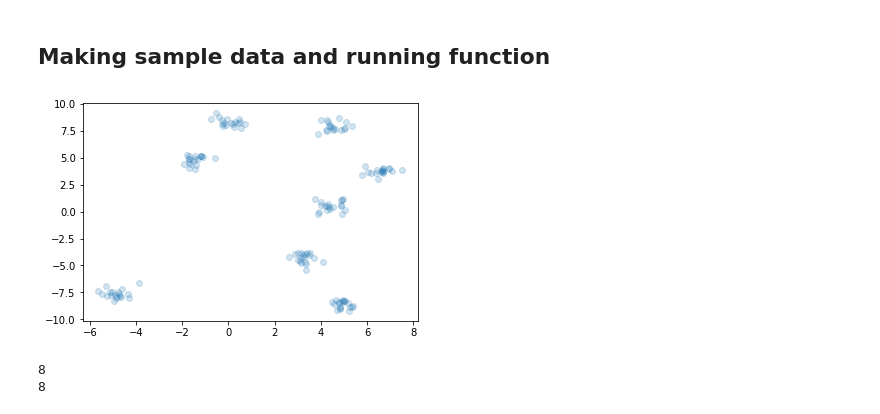
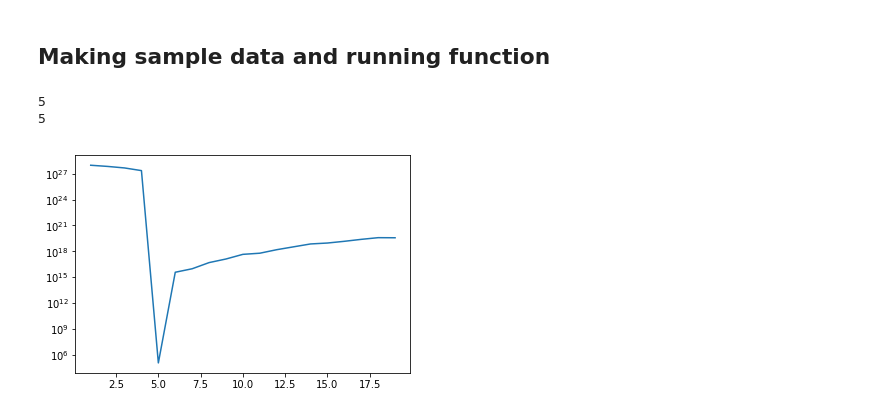
Before and after one commit to sioan/bcv_spectral_clustering, a Jupyter notebook: spectral_clustering.ipynb, the cells around one changed output. Cells and saved outputs as stored; diff of their text form; code cells hidden in the pictures.

```diff
--- a/spectral_clustering.ipynb
+++ b/spectral_clustering.ipynb
@@ -338,31 +337,31 @@ def get_number_of_clusters(X,n_iterations,min_n_clusters,max_n_clusters,regulari
 # %% [markdown]
 ## Making sample data and running function
 # %%
-n_samples = 150
-random_state = 170
-n_centers = 8
-regularization_parameter = 1e-9
-X = datasets.make_blobs(n_samples=n_samples, centers = n_centers,n_features=2,cluster_std=0.4)[0]
+#n_samples = 150
+#random_state = 170
+#n_centers = 8
+#regularization_parameter = 1e-9
+#X = datasets.make_blobs(n_samples=n_samples, centers = n_centers,n_features=2,cluster_std=0.4)[0]
 #X = datasets.make_blobs(n_samples=n_samples, centers = n_centers,n_features=2,cluster_std=0.1+(np.random.rand(n_centers)**2)/10)[0]
 #X =  datasets.make_moons(n_samples=n_samples, noise=.01)[0]
-plt.scatter(X[:,0],X[:,1],alpha=0.2)
-plt.show()
+#plt.scatter(X[:,0],X[:,1],alpha=0.2)
+#plt.show()
-# %% [output]
-[figure, removed]
 # %%
 #temp = get_number_of_clusters(X,n_iterations=100,min_n_clusters=1,max_n_clusters=20,regularization_parameter=1e-9)
 condition_number,k_range,median_MSE_list,mean_MSE_list,std_MSE_list = get_number_of_clusters(X,
-                                                                            n_iterations=100,
+                                                                            n_iterations=10,
                                                                             min_n_clusters=1,
-                                                                            max_n_clusters=30,
-                                                                            regularization_parameter=1e-9,
-                                                                            affinity = 'rbf' #'rbf or nearest_neighbors'
-                                                                            )
-print(k_range[np.argmin(median_MSE_list)])
-print(k_range[np.argmin(mean_MSE_list)])
+                                                                            max_n_clusters=20,
+                                                                            regularization_parameter=1e-14,
+                                                                            affinity = 'rbf', #'rbf or nearest_neighbors'
+                                                                            gamma    = 10)
+plt.semilogy(k_range,median_MSE_list)
+#print(k_range[np.argmin(median_MSE_list)])
+#print(k_range[np.argmin(mean_MSE_list)])
 # %% [output]
-8
-8
+5
+5
+[figure, added]
 # %%
 spectral = cluster.SpectralClustering(k_range[np.argmin(median_MSE_list)],
                                       assign_labels="discretize",
```
Also changed, not shown: parts of 25 cells of this notebook.
